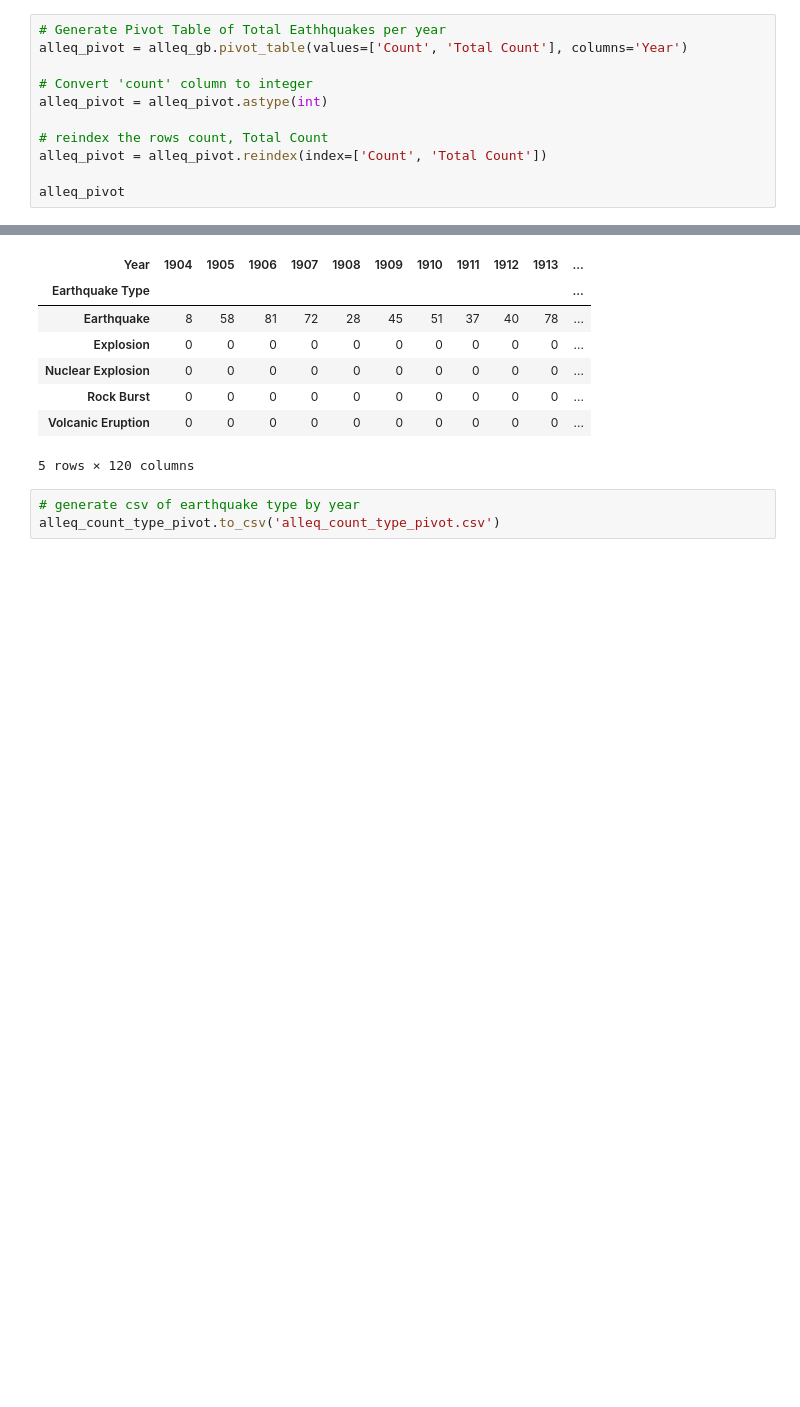
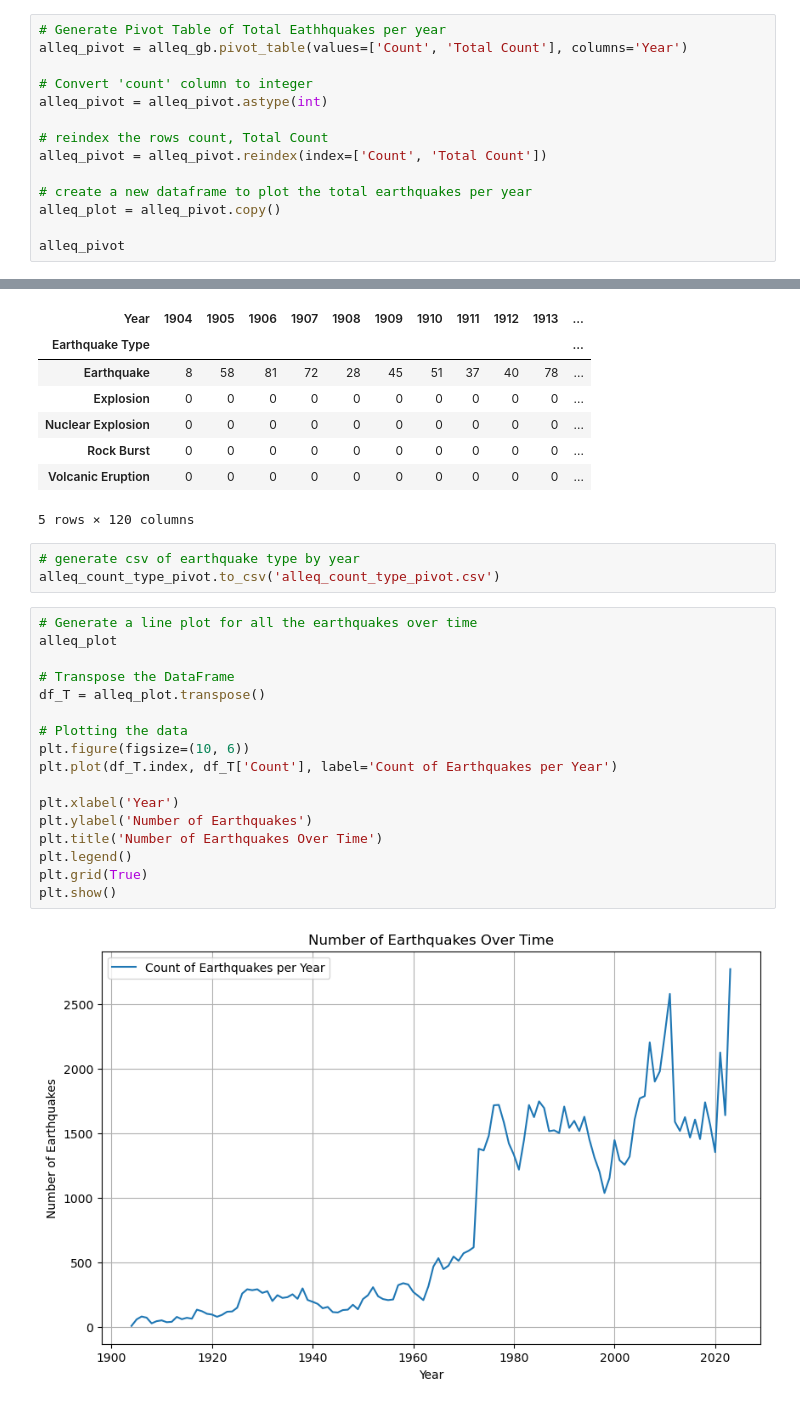
Before and after one commit to jameslaurence82/Project, a Jupyter notebook: earthquake.ipynb, the cells around one changed output, grey strips where cells are left out. Drawn from its saved outputs; the diff is of its cells as text; blank space fills up the shorter version.

Commit message:
updated line graph

```diff
--- a/earthquake.ipynb
+++ b/earthquake.ipynb
@@ -584,6 +584,9 @@ alleq_pivot = alleq_pivot.astype(int)
 # reindex the rows count, Total Count
 alleq_pivot = alleq_pivot.reindex(index=['Count', 'Total Count'])
 
+# create a new dataframe to plot the total earthquakes per year
+alleq_plot = alleq_pivot.copy()
+
 alleq_pivot
 # %% [output]
 | Year | 1904 | 1905 | 1906 | 1907 | 1908 | 1909 | 1910 | 1911 | 1912 | 1913 | ... | ... |
@@ -1638,3 +1643,22 @@ alleq_count_type_pivot
 # %%
 # generate csv of earthquake type by year
 alleq_count_type_pivot.to_csv('alleq_count_type_pivot.csv')
+# %%
+# Generate a line plot for all the earthquakes over time
+alleq_plot
+
+# Transpose the DataFrame
+df_T = alleq_plot.transpose()
+
+# Plotting the data
+plt.figure(figsize=(10, 6))
+plt.plot(df_T.index, df_T['Count'], label='Count of Earthquakes per Year')
+
+plt.xlabel('Year')
+plt.ylabel('Number of Earthquakes')
+plt.title('Number of Earthquakes Over Time')
+plt.legend()
+plt.grid(True)
+plt.show()
+# %% [output]
+[figure, added]
```
Also changed, not shown: parts of 7 cells of this notebook.
